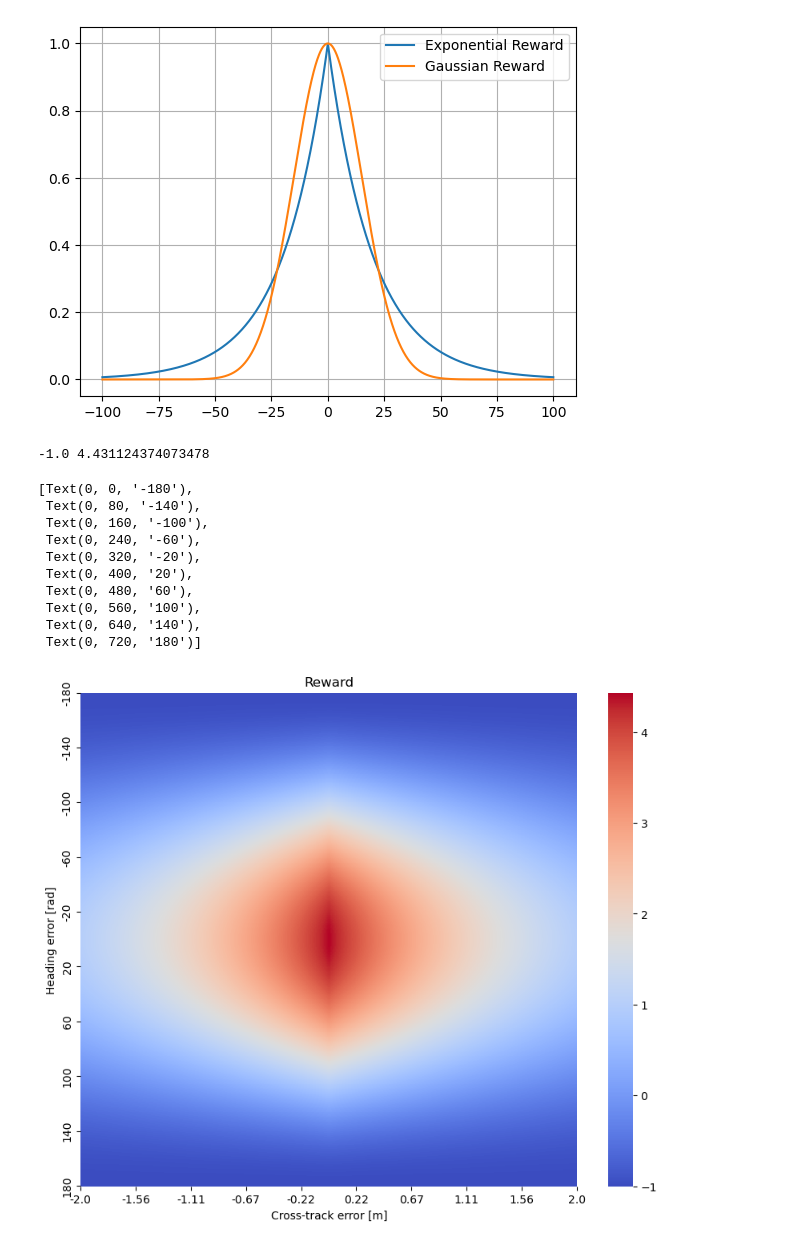
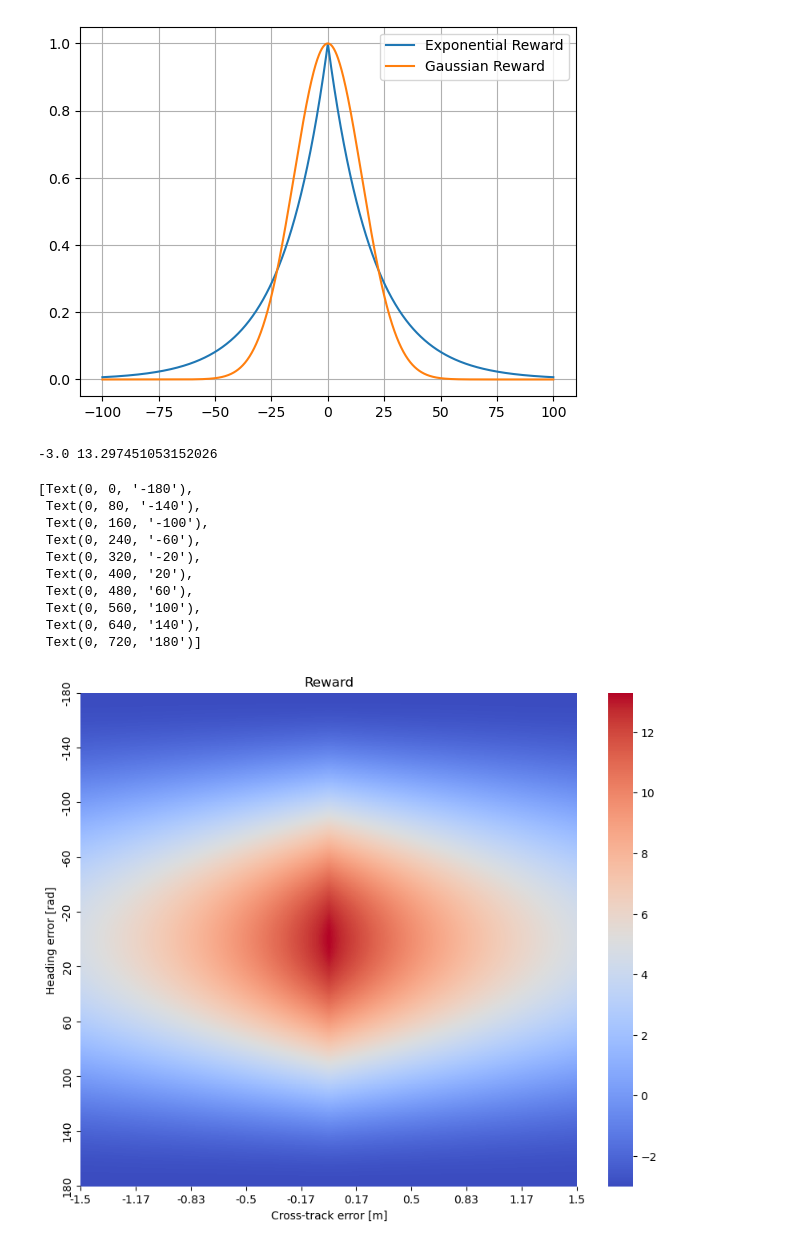
Before and after one commit to SpartanTan/RL-everything, a Jupyter notebook: torh_tutorial/rewards.ipynb, the cells around one changed output. Cells and saved outputs as stored; diff of their text form; code cells hidden in the pictures.

```diff
--- a/torh_tutorial/rewards.ipynb
+++ b/torh_tutorial/rewards.ipynb
@@ -88,52 +88,52 @@ plt.legend(['Exponential Reward', 'Gaussian Reward'])
 <matplotlib.legend.Legend at 0x...>
 [figure]
 # %%
-e_min = -2
+e_min = -1.5
 e_max = -e_min
-gammma_e = 0.5
-gamma_theta = 10
+gammma_e = 0.5 # 0.5
 e = np.linspace(e_min, e_max, 1000) # start, end, number of points
 heading_error = np.linspace(-pi, pi, 721) # start, end, number of points
 X, Y = np.meshgrid(e, heading_error)
 reward = -1 + (1 * np.cos(Y)+1) * (np.exp(-gammma_e * np.abs(X) + 1))
+reward *= 3
 print(reward.min(), reward.max())
 # reward = np.log(reward)
 # Discretize penalties
 min_reward = np.min(reward)
 max_reward= np.max(reward)
 bins = np.linspace(min_reward, max_reward, num_bins)
-num_bins = 20  # Number of bins you want
+num_bins = 30  # Number of bins you want
 reward_discrete = np.digitize(reward, bins, num_bins)
 
 fig, ax = plt.subplots(figsize=(10, 8))
 sns.heatmap(reward, cmap='coolwarm', ax=ax, xticklabels=100, yticklabels=100)
 # sns.heatmap(reward_discrete, cmap='coolwarm', ax=ax, xticklabels=100, yticklabels=100)
 ax.set_xlabel('Cross-track error [m]')
 ax.set_ylabel('Heading error [rad]')
 ax.set_title('Reward')
 
 # Set up ticks
 num_ticks = 10
 x_ticks = np.linspace(start=e_min, stop=e_max, num=num_ticks)  # adjust these parameters for your specific case
 x_tick_indices = [find_nearest(e, tick) for tick in x_ticks]
 ax.set_xticks(x_tick_indices)
 ax.set_xticklabels([round(x, 2) for x in x_ticks])
 
 # Similarly for y_ticks (adjust the parameters for your specific case)
 y_ticks = np.linspace(start=-180, stop=180, num=num_ticks)
 y_tick_indices = [find_nearest(sensor_angles_deg, tick) for tick in y_ticks]
 ax.set_yticks(y_tick_indices)
 ax.set_yticklabels([int(y) for y in y_ticks])
 # %% [output]
--1.0 4.431124374073478
+-3.0 13.297451053152026
 [Text(0, 0, '-180'),
  Text(0, 80, '-140'),
  Text(0, 160, '-100'),
  Text(0, 240, '-60'),
  Text(0, 320, '-20'),
  Text(0, 400, '20'),
  Text(0, 480, '60'),
  Text(0, 560, '100'),
  Text(0, 640, '140'),
  Text(0, 720, '180')]
-[figure, old version]
+[figure, new version]
```
Also changed, not shown: 1 other file.
